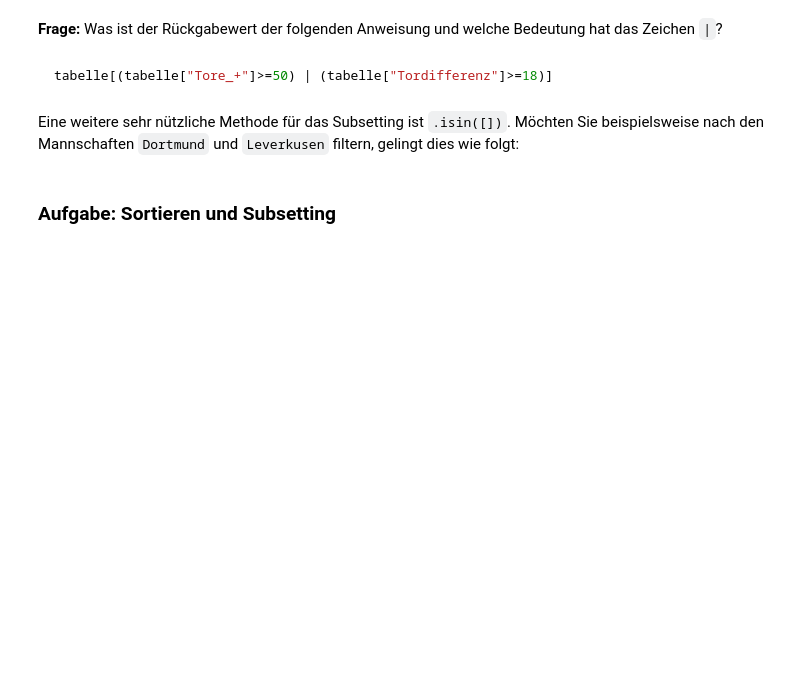
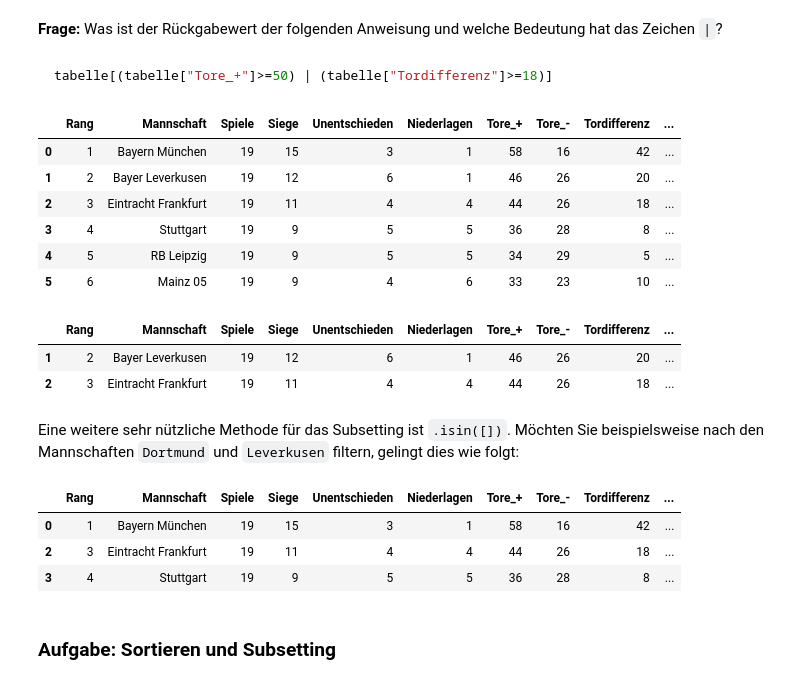
Before and after one commit to AlexKressner/Business_Intelligence, a Jupyter notebook: Pandas_Intro.ipynb, the cells around one changed output. Cells and saved outputs as stored; diff of their text form; code cells hidden in the pictures; blank space fills up the shorter version.

````diff
--- a/Pandas_Intro.ipynb
+++ b/Pandas_Intro.ipynb
@@ -222,10 +573,31 @@ tabelle[~(tabelle["Tore_+"]>=50)]
 ```Python
 tabelle[(tabelle["Tore_+"]>=50) | (tabelle["Tordifferenz"]>=18)]
 ```
+# %%
+tabelle
+# %% [output]
+|  | Rang | Mannschaft | Spiele | Siege | Unentschieden | Niederlagen | Tore_+ | Tore_- | Tordifferenz | ... |
+| 0 | 1 | Bayern München | 19 | 15 | 3 | 1 | 58 | 16 | 42 | ... |
+| 1 | 2 | Bayer Leverkusen | 19 | 12 | 6 | 1 | 46 | 26 | 20 | ... |
+| 2 | 3 | Eintracht Frankfurt | 19 | 11 | 4 | 4 | 44 | 26 | 18 | ... |
+| 3 | 4 | Stuttgart | 19 | 9 | 5 | 5 | 36 | 28 | 8 | ... |
+| 4 | 5 | RB Leipzig | 19 | 9 | 5 | 5 | 34 | 29 | 5 | ... |
+| 5 | 6 | Mainz 05 | 19 | 9 | 4 | 6 | 33 | 23 | 10 | ... |
+# %%
+tabelle[~(tabelle["Tore_+"]>=50) & (tabelle["Tordifferenz"]>=18)]
+# %% [output]
+|  | Rang | Mannschaft | Spiele | Siege | Unentschieden | Niederlagen | Tore_+ | Tore_- | Tordifferenz | ... |
+| 1 | 2 | Bayer Leverkusen | 19 | 12 | 6 | 1 | 46 | 26 | 20 | ... |
+| 2 | 3 | Eintracht Frankfurt | 19 | 11 | 4 | 4 | 44 | 26 | 18 | ... |
 # %% [markdown]
 Eine weitere sehr nützliche Methode für das Subsetting ist `.isin([])`. Möchten Sie beispielsweise nach den Mannschaften `Dortmund` und `Leverkusen` filtern, gelingt dies wie folgt:
 # %%
-tabelle[tabelle["Mannschaft"].isin(["Dortmund","Leverkusen"])]
+tabelle[tabelle["Mannschaft"].isin(["Eintracht Frankfurt","Stuttgart","Bayern München"])]
+# %% [output]
+|  | Rang | Mannschaft | Spiele | Siege | Unentschieden | Niederlagen | Tore_+ | Tore_- | Tordifferenz | ... |
+| 0 | 1 | Bayern München | 19 | 15 | 3 | 1 | 58 | 16 | 42 | ... |
+| 2 | 3 | Eintracht Frankfurt | 19 | 11 | 4 | 4 | 44 | 26 | 18 | ... |
+| 3 | 4 | Stuttgart | 19 | 9 | 5 | 5 | 36 | 28 | 8 | ... |
 # %% [markdown]
 ### Aufgabe: Sortieren und Subsetting <a class="anchor" id="subset_sort"></a>
 # %% [markdown]
````
Also changed, not shown: parts of 51 cells of this notebook.
